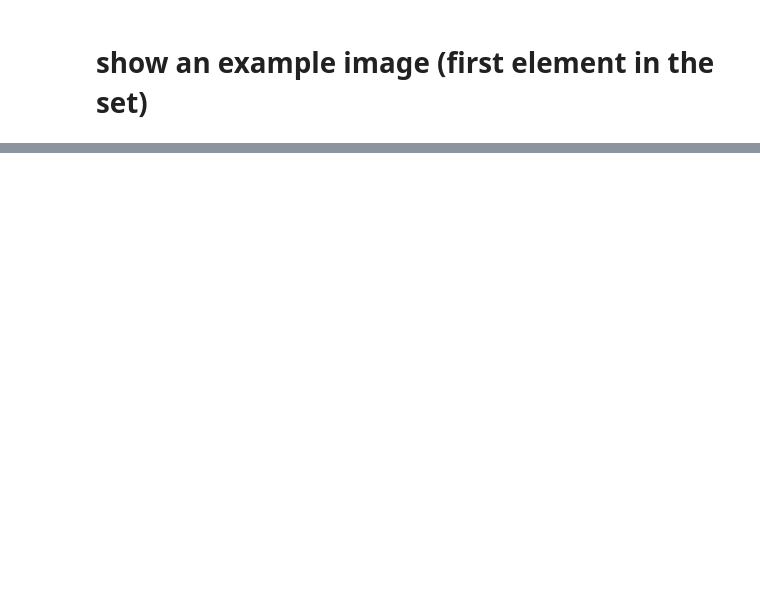
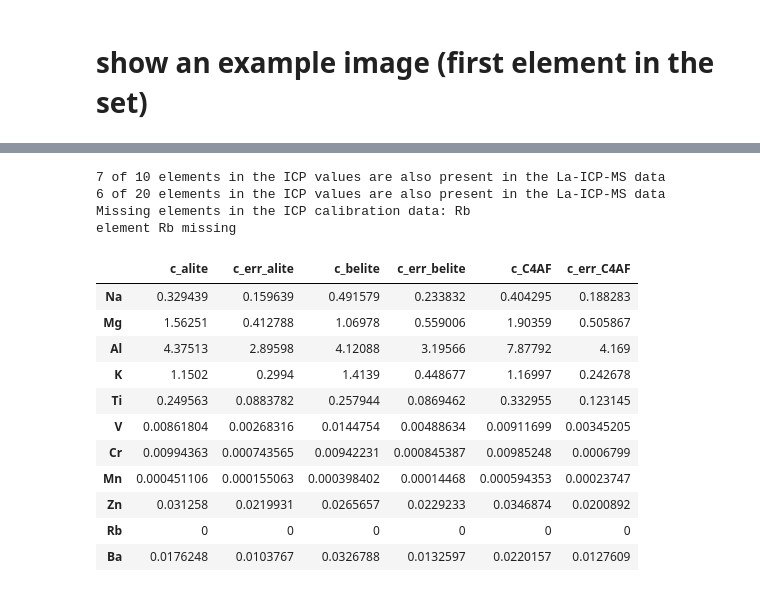
Before and after one commit to kleinerELM/LA-ICP-MS, a Jupyter notebook: laser+edx.ipynb, the cells around one changed output, grey strips where cells are left out. Saved outputs shown, nothing was run; the diff lists cells and outputs as text; code cells hidden in the pictures; blank space fills up the shorter version.

```diff
--- a/laser+edx.ipynb
+++ b/laser+edx.ipynb
@@ -404,0 +159,21 @@ Ba: 0.02202 ± 0.0128 m.-%
+# %%
+result_df = laser_data.process_phase_evaluation( icp_oes, icp_ms )
+if isinstance(result_df, pd.DataFrame):
+    display(HTML(result_df.to_html()))
+# %% [output]
+7 of 10 elements in the ICP values are also present in the La-ICP-MS data
+6 of 20 elements in the ICP values are also present in the La-ICP-MS data
+Missing elements in the ICP calibration data: Rb
+element Rb missing
+|  | c_alite | c_err_alite | c_belite | c_err_belite | c_C4AF | c_err_C4AF |
+| Na | 0.329439 | 0.159639 | 0.491579 | 0.233832 | 0.404295 | 0.188283 |
+| Mg | 1.56251 | 0.412788 | 1.06978 | 0.559006 | 1.90359 | 0.505867 |
+| Al | 4.37513 | 2.89598 | 4.12088 | 3.19566 | 7.87792 | 4.169 |
+| K | 1.1502 | 0.2994 | 1.4139 | 0.448677 | 1.16997 | 0.242678 |
+| Ti | 0.249563 | 0.0883782 | 0.257944 | 0.0869462 | 0.332955 | 0.123145 |
+| V | 0.00861804 | 0.00268316 | 0.0144754 | 0.00488634 | 0.00911699 | 0.00345205 |
+| Cr | 0.00994363 | 0.000743565 | 0.00942231 | 0.000845387 | 0.00985248 | 0.0006799 |
+| Mn | 0.000451106 | 0.000155063 | 0.000398402 | 0.00014468 | 0.000594353 | 0.00023747 |
+| Zn | 0.031258 | 0.0219931 | 0.0265657 | 0.0229233 | 0.0346874 | 0.0200892 |
+| Rb | 0 | 0 | 0 | 0 | 0 | 0 |
+| Ba | 0.0176248 | 0.0103767 | 0.0326788 | 0.0132597 | 0.0220157 | 0.0127609 |
```
Also changed, not shown: parts of 26 cells of this notebook, 1 other file.
